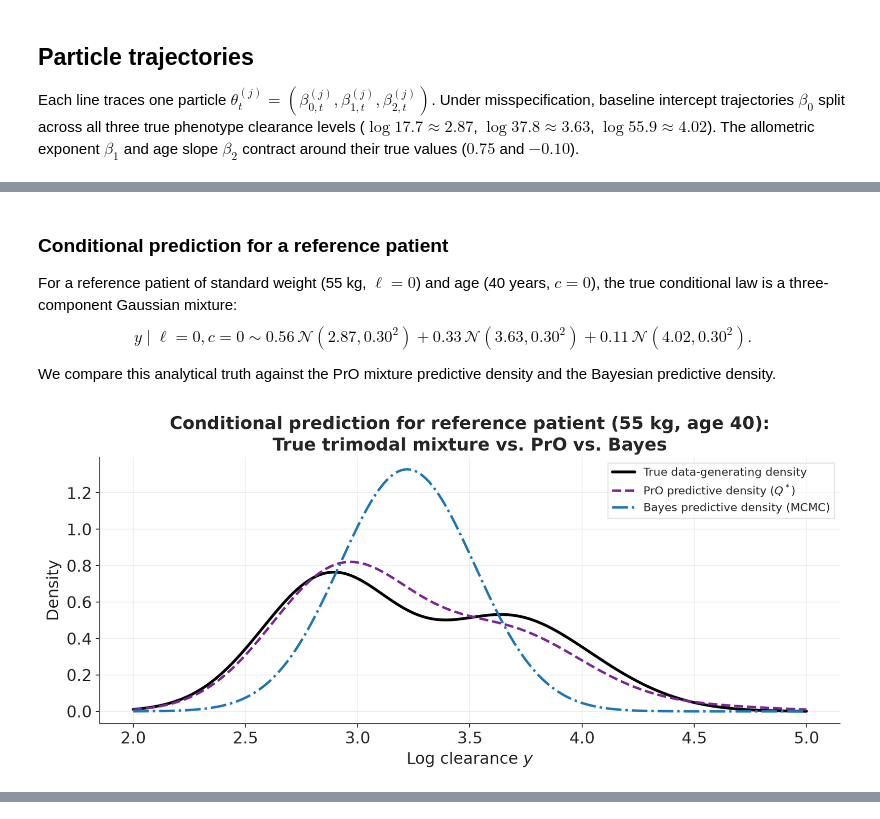
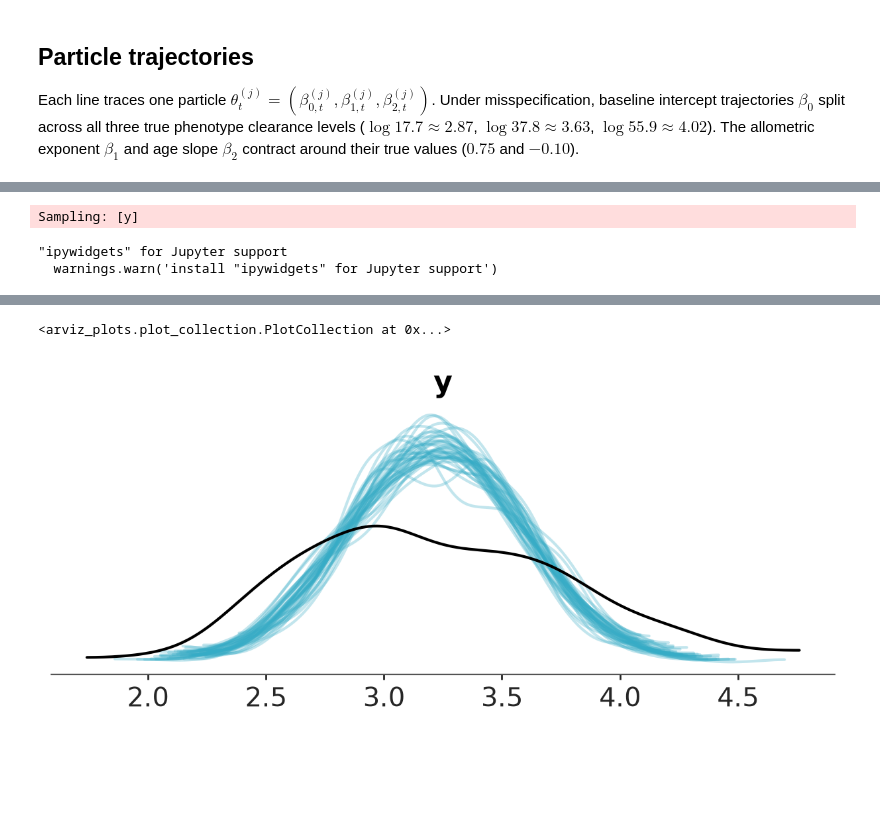
Before and after one commit to patrideo/pymc-prop, a Jupyter notebook: examples/kgd_nat2.ipynb, the cells around one changed output, grey strips where cells are left out. Cells and saved outputs as stored; diff of their text form; code cells hidden in the pictures; blank space fills up the shorter version.

```diff
--- a/examples/kgd_nat2.ipynb
+++ b/examples/kgd_nat2.ipynb
@@ -418,40 +290,13 @@ plt.show()
-# %% [markdown]
-### Conditional prediction for a reference patient
-
-For a reference patient of standard weight (55 kg, $\ell = 0$) and age (40 years, $c = 0$), the true conditional law is a three-component Gaussian mixture:
-$$y \mid \ell=0, c=0 \sim 0.56\,\mathcal{N}(2.87, 0.30^2) + 0.33\,\mathcal{N}(3.63, 0.30^2) + 0.11\,\mathcal{N}(4.02, 0.30^2).$$
-
-We compare this analytical truth against the PrO mixture predictive density and the Bayesian predictive density.
-# %%
-y_grid = np.linspace(2.0, 5.0, 400)
-
-# True mixture density at ell=0, c=0
-true_dens = np.zeros_like(y_grid)
-for p_g, log_cl_g in zip(freq, log_clearances):
-    true_dens += p_g * (1 / (sigma * np.sqrt(2 * np.pi))) * np.exp(-0.5 * ((y_grid - log_cl_g) / sigma) ** 2)
-
-# PrO predicted density at ell=0, c=0: mixture over final particles
-pro_dens = np.zeros_like(y_grid)
-for b0 in b0_final:
-    pro_dens += (1.0 / len(b0_final)) * (1 / (sigma * np.sqrt(2 * np.pi))) * np.exp(-0.5 * ((y_grid - b0) / sigma) ** 2)
-
-# Bayes predicted density at ell=0, c=0: average over MCMC draws
-bayes_dens = np.zeros_like(y_grid)
-for b0 in b0_bayes[:500]:
-    bayes_dens += (1.0 / 500) * (1 / (sigma * np.sqrt(2 * np.pi))) * np.exp(-0.5 * ((y_grid - b0) / sigma) ** 2)
-
-fig, ax = plt.subplots(figsize=(10, 4.5))
-ax.plot(y_grid, true_dens, color="black", lw=2.5, label="True data-generating density")
-ax.plot(y_grid, pro_dens, color="C3", lw=2.2, ls="--", label=r"PrO predictive density ($Q^*$)")
-ax.plot(y_grid, bayes_dens, color="#1f77b4", lw=2.2, ls="-.", label="Bayes predictive density (MCMC)")
-
-ax.set(
-    title="Conditional prediction for reference patient (55 kg, age 40):\nTrue trimodal mixture vs. PrO vs. Bayes",
-    xlabel=r"Log clearance $y$",
-    ylabel="Density",
-)
-ax.legend(frameon=True, fontsize=10)
-ax.grid(True, alpha=0.3)
-plt.show()
-# %% [output]
-[figure, removed]
+# %%
+pm.sample_posterior_predictive(
+    idata_bayes,
+    model=model,
+    extend_inferencedata=True,
+    random_seed=SEED
+)
+
+az.plot_ppc_dist(idata_bayes, num_samples=40)
+# %% [output]
+Sampling: [y]
+"ipywidgets" for Jupyter support
+  warnings.warn('install "ipywidgets" for Jupyter support')
@@ -457,0 +304,2 @@ plt.show()
+<arviz_plots.plot_collection.PlotCollection at 0x...>
+[figure, added]
```
Also changed, not shown: parts of 14 cells of this notebook.
